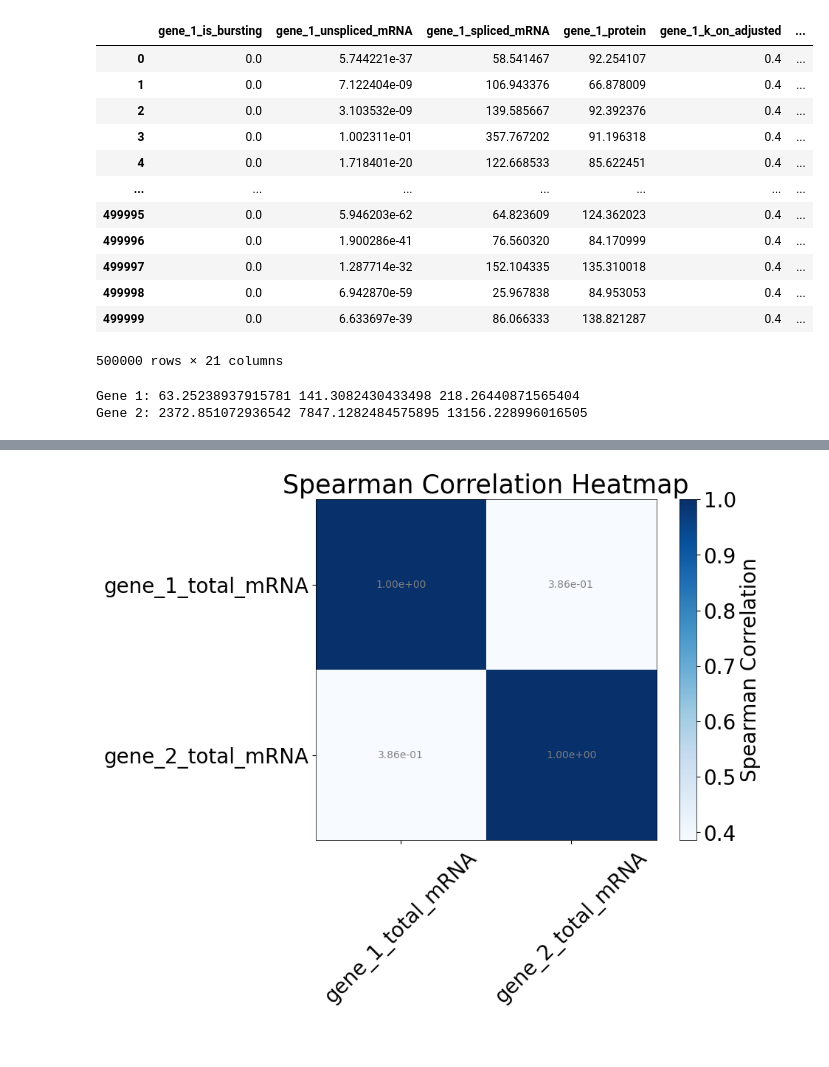
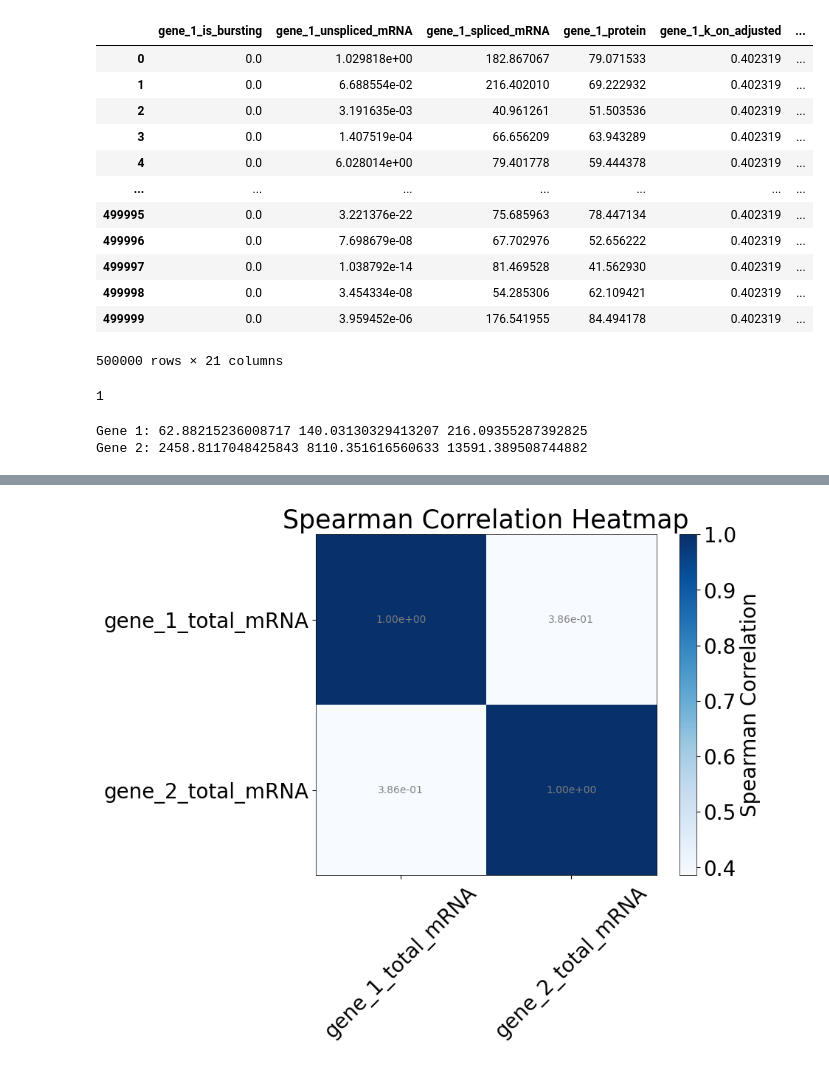
Before and after one commit to Keerthana910234/grnInference, a Jupyter notebook: analysisCode/analyze_new_generated_data.ipynb, the cells around one changed output, grey strips where cells are left out. Saved outputs shown, nothing was run; the diff lists cells and outputs as text; code cells hidden in the pictures.

```diff
--- a/analysisCode/analyze_new_generated_data.ipynb
+++ b/analysisCode/analyze_new_generated_data.ipynb
@@ -29,26 +29,26 @@ pylab.rcParams.update(params)
 # %%
 #PARAM VALS FOR THIS RUN
 # sim_file_use = '/home/mzo5929/Keerthana/grnInference/simulationData/simulations_parameter_scan_ec50_equals_median_kOn_added/k_Tf_on/samples_replicates_over_time_with_regulation_param_index_9_run_9.csv'
-sim_file_use = '/home/mzo5929/Keerthana/grnInference/simulationData/general_simulation_data/test/simulation_matrix101_A->B_different_params_11_12_add_1_diff_initial_condition.csv'
+sim_file_use = '/home/mzo5929/Keerthana/grnInference/simulation_data/general_simulation_data/test/simulation_matrix101_A_B_different_params_12_13_small_time_step.csv'
 # sim_file_use = '/home/mzo5929/Keerthana/grnInference/simulationData/simulations_rerun/with_regulation/median/samples_replicates_with_regulation_median_0.csv'
 num_sampling_times = 24
 num_cells = 10e3
 
 updated_df = pd.read_csv(sim_file_use)
 updated_df
 # %% [output]
 |  | gene_1_is_bursting | gene_1_unspliced_mRNA | gene_1_spliced_mRNA | gene_1_protein | gene_1_k_on_adjusted | ... |
-| 0 | 0.0 | 5.744221e-37 | 58.541467 | 92.254107 | 0.4 | ... |
-| 1 | 0.0 | 7.122404e-09 | 106.943376 | 66.878009 | 0.4 | ... |
-| 2 | 0.0 | 3.103532e-09 | 139.585667 | 92.392376 | 0.4 | ... |
-| 3 | 0.0 | 1.002311e-01 | 357.767202 | 91.196318 | 0.4 | ... |
-| 4 | 0.0 | 1.718401e-20 | 122.668533 | 85.622451 | 0.4 | ... |
+| 0 | 0.0 | 1.029818e+00 | 182.867067 | 79.071533 | 0.402319 | ... |
+| 1 | 0.0 | 6.688554e-02 | 216.402010 | 69.222932 | 0.402319 | ... |
+| 2 | 0.0 | 3.191635e-03 | 40.961261 | 51.503536 | 0.402319 | ... |
+| 3 | 0.0 | 1.407519e-04 | 66.656209 | 63.943289 | 0.402319 | ... |
+| 4 | 0.0 | 6.028014e+00 | 79.401778 | 59.444378 | 0.402319 | ... |
 | ... | ... | ... | ... | ... | ... | ... |
-| 499995 | 0.0 | 5.946203e-62 | 64.823609 | 124.362023 | 0.4 | ... |
-| 499996 | 0.0 | 1.900286e-41 | 76.560320 | 84.170999 | 0.4 | ... |
-| 499997 | 0.0 | 1.287714e-32 | 152.104335 | 135.310018 | 0.4 | ... |
-| 499998 | 0.0 | 6.942870e-59 | 25.967838 | 84.953053 | 0.4 | ... |
-| 499999 | 0.0 | 6.633697e-39 | 86.066333 | 138.821287 | 0.4 | ... |
+| 499995 | 0.0 | 3.221376e-22 | 75.685963 | 78.447134 | 0.402319 | ... |
+| 499996 | 0.0 | 7.698679e-08 | 67.702976 | 52.656222 | 0.402319 | ... |
+| 499997 | 0.0 | 1.038792e-14 | 81.469528 | 41.562930 | 0.402319 | ... |
+| 499998 | 0.0 | 3.454334e-08 | 54.285306 | 62.109421 | 0.402319 | ... |
+| 499999 | 0.0 | 3.959452e-06 | 176.541955 | 84.494178 | 0.402319 | ... |
 500000 rows × 21 columns
 # %%
 def calculate_protein_level_with_regulation(params, hill_response=0.0, r_add=10,
@@ -100,23 +100,29 @@ def calculate_protein_level_with_regulation(params, hill_response=0.0, r_add=10,
     return protein_level
+# %%
+r_add = 1
+r_add
+# %% [output]
+1
 # %%
-params_gene_1 = [0.4,69.58,29.9,4.96,17.514,0.0297]
-params_gene_2 = [0.212,31.93,79.28,5.54,88.79,0.14]
+params_gene_1 = [0.4023188424412684,69.57850258396365,29.902655460974103,4.9676607542185085,17.514301786039532,0.029712484672261147]
+params_gene_2 = [0.2127851341068382,31.933683905796215,79.28488335937969,5.548348142938958,88.7951704914292,0.14608750436112627]
+
 # Calculate equations for gene_1
-baseline_gene_1 = calculate_protein_level_with_regulation(params_gene_1, splicing_half_life=2.84861483037662/60)
-K_gene_1 = calculate_protein_level_with_regulation(params_gene_1, r_add=1, hill_response=0.5, splicing_half_life=2.84861483037662/60)
-maximal_gene_1 = calculate_protein_level_with_regulation(params_gene_1, r_add=1, hill_response=1, splicing_half_life=2.84861483037662/60)
+baseline_gene_1 = calculate_protein_level_with_regulation(params_gene_1, splicing_half_life=7/60)
+K_gene_1 = calculate_protein_level_with_regulation(params_gene_1, r_add=r_add, hill_response=0.5, splicing_half_life=7/60)
+maximal_gene_1 = calculate_protein_level_with_regulation(params_gene_1, r_add=r_add, hill_response=1, splicing_half_life=7/60)
 
 # Calculate equations for gene_2
-baseline_gene_2 = calculate_protein_level_with_regulation(params_gene_2, splicing_half_life=2.84861483037662/60)
-K_gene_2 = calculate_protein_level_with_regulation(params_gene_2, r_add=1, hill_response=0.5, splicing_half_life=2.84861483037662/60)
-maximal_gene_2 = calculate_protein_level_with_regulation(params_gene_2, r_add=1, hill_response=1, splicing_half_life=2.84861483037662/60)
+baseline_gene_2 = calculate_protein_level_with_regulation(params_gene_2, splicing_half_life=7/60)
+K_gene_2 = calculate_protein_level_with_regulation(params_gene_2, r_add=r_add, hill_response=0.5, splicing_half_life=7/60)
+maximal_gene_2 = calculate_protein_level_with_regulation(params_gene_2, r_add=r_add, hill_response=1, splicing_half_life=7/60)
 
 # Print results
 print("Gene 1:", baseline_gene_1, K_gene_1, maximal_gene_1)
 print("Gene 2:", baseline_gene_2, K_gene_2, maximal_gene_2)
 # %% [output]
-Gene 1: 63.25238937915781 141.3082430433498 218.26440871565404
-Gene 2: 2372.851072936542 7847.1282484575895 13156.228996016505
+Gene 1: 62.88215236008717 140.03130329413207 216.09355287392825
+Gene 2: 2458.8117048425843 8110.351616560633 13591.389508744882
 # %%
 different_levels_of_reg = {}
 hill_func_values = np.arange(0, 1, 0.01)
```
Also changed, not shown: parts of 8 cells of this notebook.
